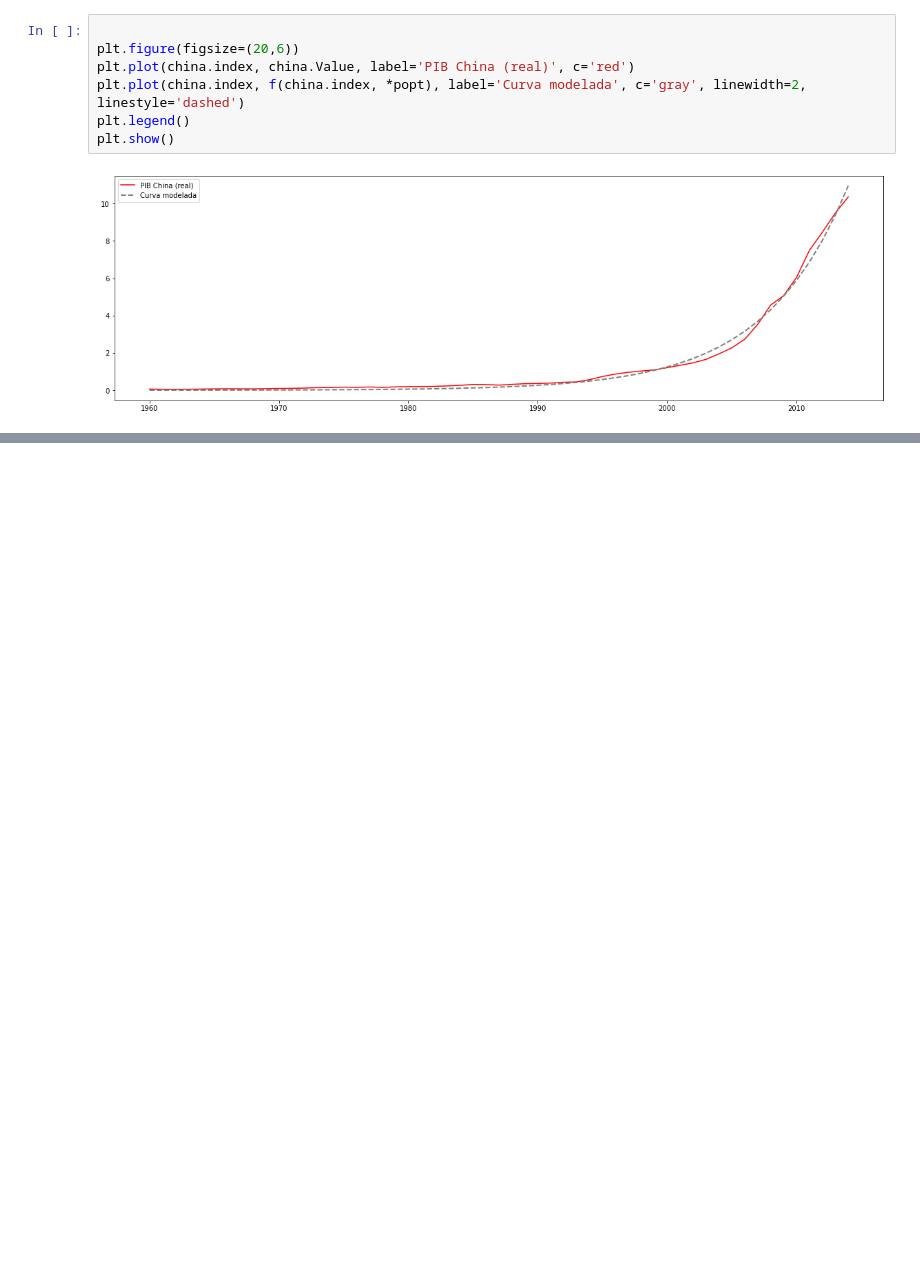
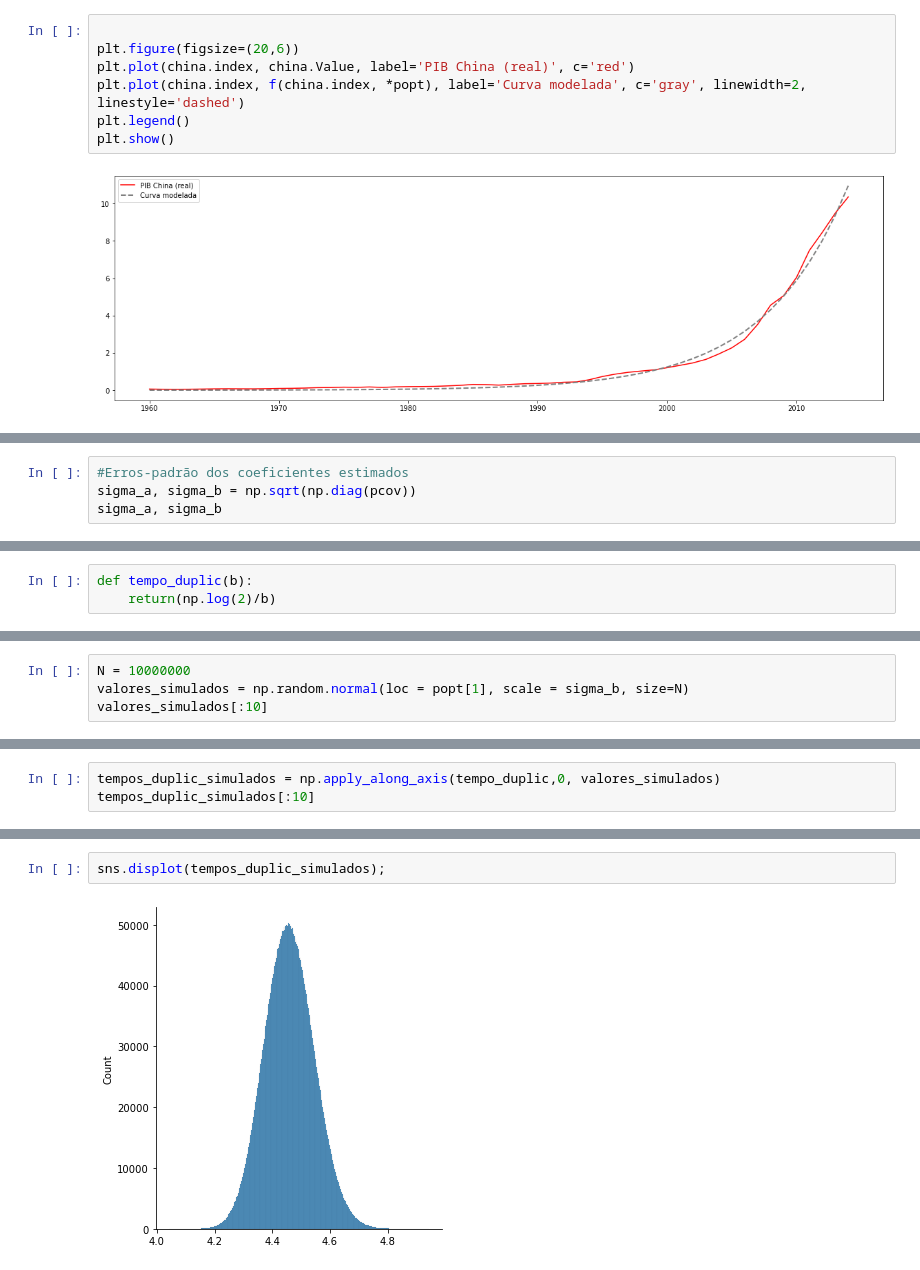
Before and after one commit to felbuch/Python_EPGE, a Jupyter notebook: 10-Aulas/14-Modelos Estatísticos Clássicos.ipynb, the cells around one changed output, grey strips where cells are left out. Saved outputs shown, nothing was run; the diff lists cells and outputs as text; blank space fills up the shorter version.

```diff
--- a/10-Aulas/14-Modelos Estatísticos Clássicos.ipynb
+++ b/10-Aulas/14-Modelos Estatísticos Clássicos.ipynb
@@ -800,0 +807,4 @@ plt.show()
+# %%
+#Erros-padrão dos coeficientes estimados
+sigma_a, sigma_b = np.sqrt(np.diag(pcov))
+sigma_a, sigma_b
@@ -800,0 +819,3 @@ plt.show()
+# %%
+def tempo_duplic(b):
+    return(np.log(2)/b)
@@ -800,0 +831,4 @@ plt.show()
+# %%
+N = 10000000
+valores_simulados = np.random.normal(loc = popt[1], scale = sigma_b, size=N)
+valores_simulados[:10]
@@ -800,0 +838,3 @@ plt.show()
+# %%
+tempos_duplic_simulados = np.apply_along_axis(tempo_duplic,0, valores_simulados)
+tempos_duplic_simulados[:10]
@@ -800,0 +856,4 @@ plt.show()
+# %%
+sns.displot(tempos_duplic_simulados);
+# %% [output]
+[figure, added]
```
Also changed, not shown: parts of 13 cells of this notebook.
